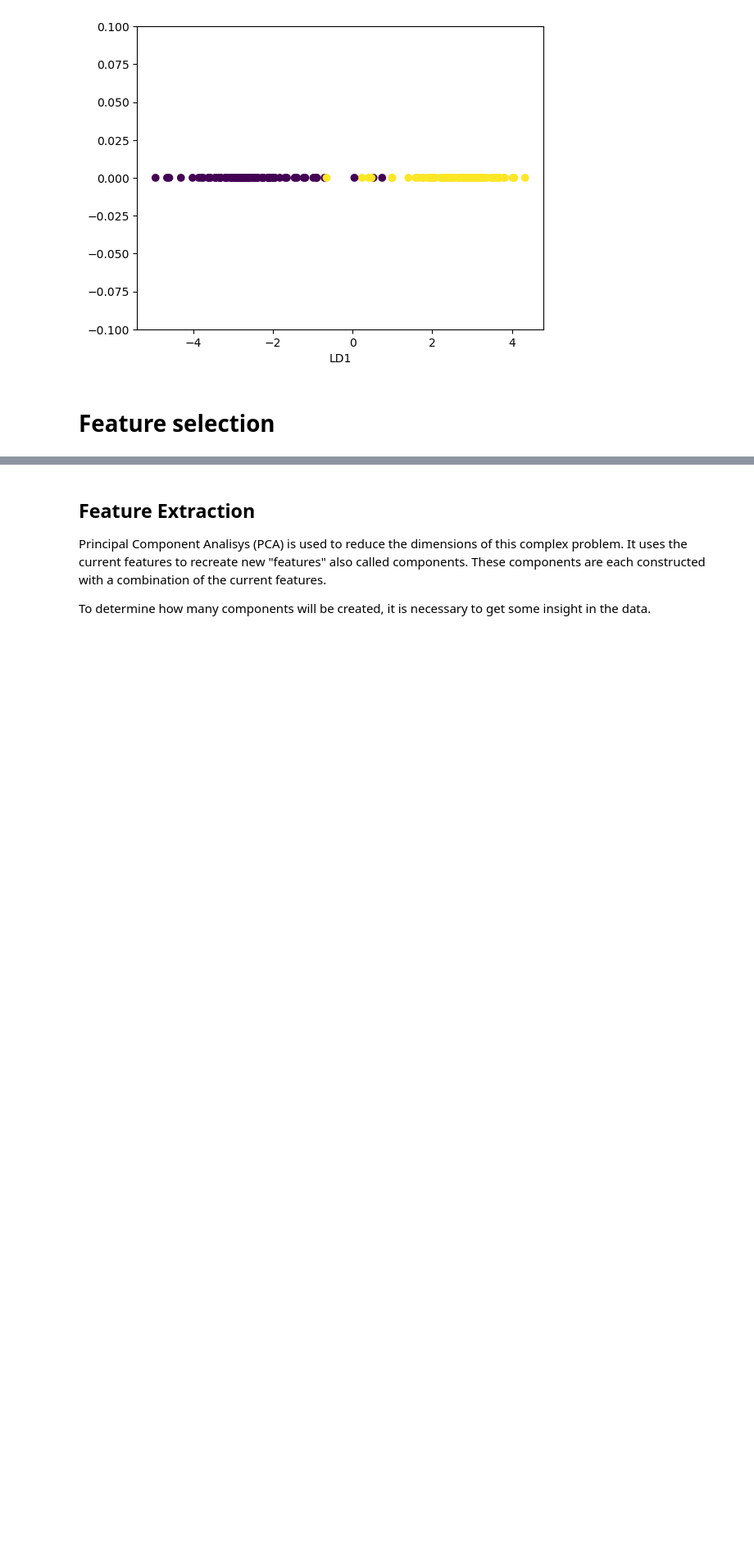
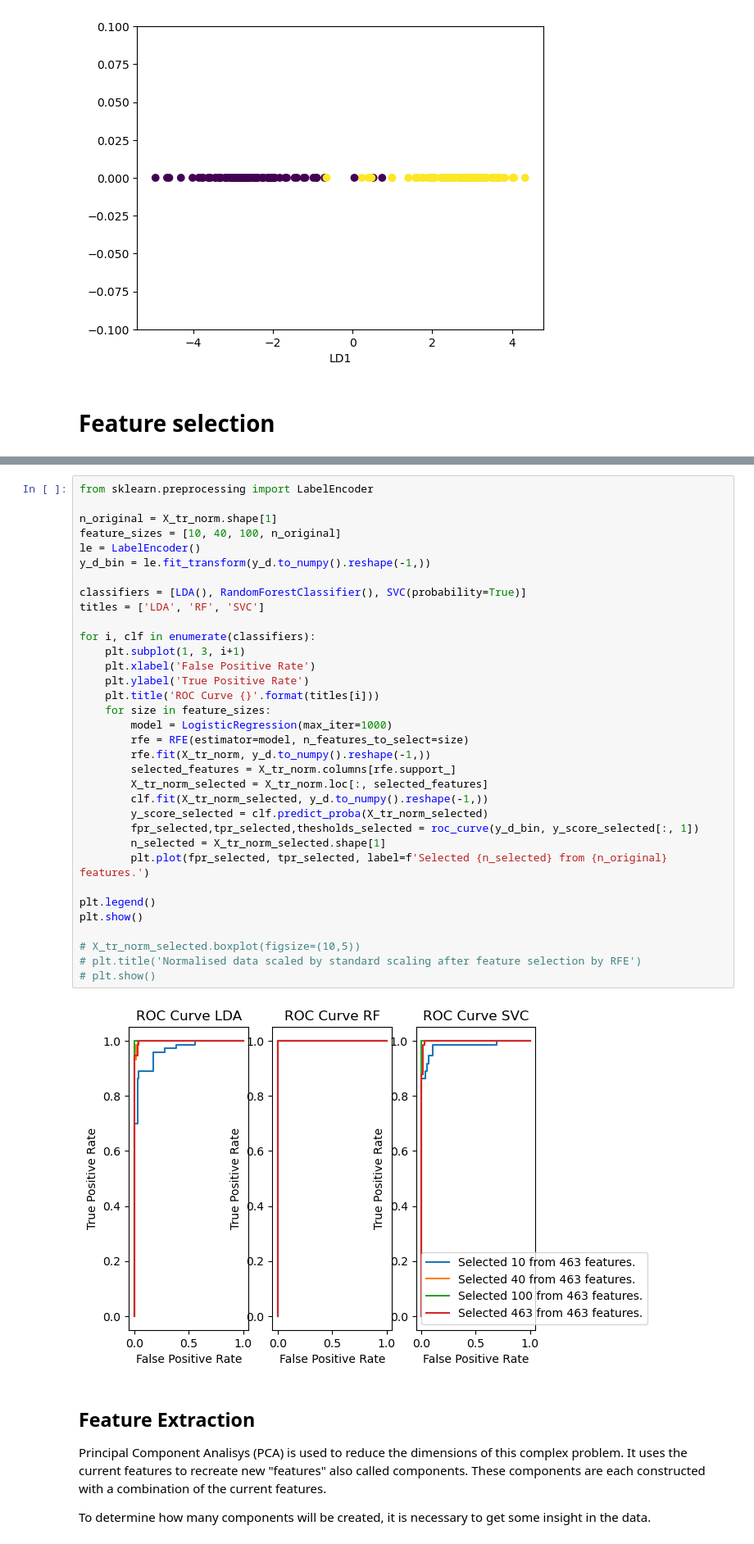
Before and after one commit to dpasqualini/TM10007_G16, a Jupyter notebook: assignment.ipynb, the cells around one changed output, grey strips where cells are left out. Shown at 82% size. Saved outputs shown, nothing was run; the diff lists cells and outputs as text; blank space fills up the shorter version.

Commit message:
Added ROC curves of each classifier with different amount of features

```diff
--- a/assignment.ipynb
+++ b/assignment.ipynb
@@ -533,3 +492,39 @@ Selected 115 from 463 features.
+# %%
+from sklearn.preprocessing import LabelEncoder
+
+n_original = X_tr_norm.shape[1]
+feature_sizes = [10, 40, 100, n_original]
+le = LabelEncoder()
+y_d_bin = le.fit_transform(y_d.to_numpy().reshape(-1,))
+
+classifiers = [LDA(), RandomForestClassifier(), SVC(probability=True)]
+titles = ['LDA', 'RF', 'SVC']
+
+for i, clf in enumerate(classifiers):
+    plt.subplot(1, 3, i+1)
+    plt.xlabel('False Positive Rate')
+    plt.ylabel('True Positive Rate')
+    plt.title('ROC Curve {}'.format(titles[i]))
+    for size in feature_sizes:
+        model = LogisticRegression(max_iter=1000)
+        rfe = RFE(estimator=model, n_features_to_select=size)
+        rfe.fit(X_tr_norm, y_d.to_numpy().reshape(-1,))
+        selected_features = X_tr_norm.columns[rfe.support_]
+        X_tr_norm_selected = X_tr_norm.loc[:, selected_features]
+        clf.fit(X_tr_norm_selected, y_d.to_numpy().reshape(-1,))
+        y_score_selected = clf.predict_proba(X_tr_norm_selected)
+        fpr_selected,tpr_selected,thesholds_selected = roc_curve(y_d_bin, y_score_selected[:, 1])
+        n_selected = X_tr_norm_selected.shape[1]
+        plt.plot(fpr_selected, tpr_selected, label=f'Selected {n_selected} from {n_original} features.')
+
+plt.legend()
+plt.show()
+
+# X_tr_norm_selected.boxplot(figsize=(10,5))
+# plt.title('Normalised data scaled by standard scaling after feature selection by RFE')
+# plt.show()
+# %% [output]
+[figure, added]
 # %% [markdown]
 ## Feature Extraction
 Principal Component Analisys (PCA) is used to reduce the dimensions of this complex problem. It uses the current features to recreate new "features" also called components. These components are each constructed with a combination of the current features.
```
Also changed, not shown: parts of 5 cells of this notebook.
